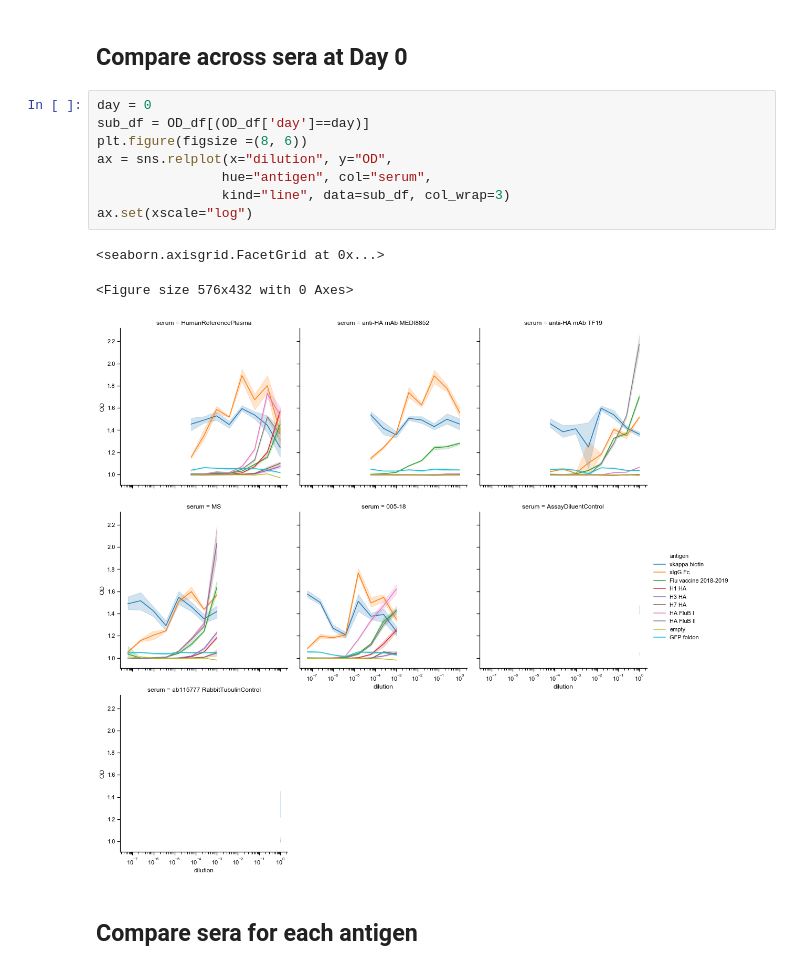
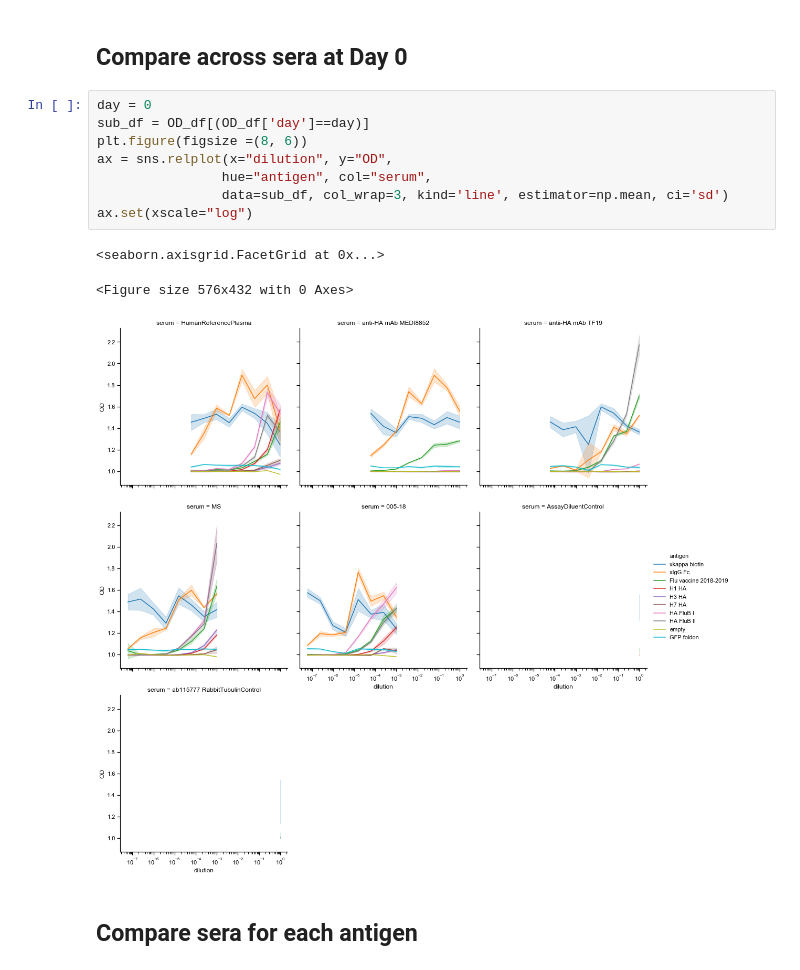
Before and after one commit to mehta-lab/multiSero, a Jupyter notebook: notebooks_interpretation/FluPlateInterpretationV3_smg.ipynb, the cells around one changed output. Drawn from its saved outputs; the diff is of its cells as text.

```diff
--- a/notebooks_interpretation/FluPlateInterpretationV3_smg.ipynb
+++ b/notebooks_interpretation/FluPlateInterpretationV3_smg.ipynb
@@ -173,14 +173,14 @@ ax.set(xscale="log")
 # %%
 day = 0
 sub_df = OD_df[(OD_df['day']==day)]
 plt.figure(figsize =(8, 6))
 ax = sns.relplot(x="dilution", y="OD",
                 hue="antigen", col="serum",
-                kind="line", data=sub_df, col_wrap=3)
+                data=sub_df, col_wrap=3, kind='line', estimator=np.mean, ci='sd')
 ax.set(xscale="log")
 # %% [output]
 <seaborn.axisgrid.FacetGrid at 0x...>
 <Figure size 576x432 with 0 Axes>
-[figure, old version]
+[figure, new version]
 # %% [markdown]
 ## Compare sera for each antigen
```
Also changed, not shown: parts of 5 cells of this notebook.
